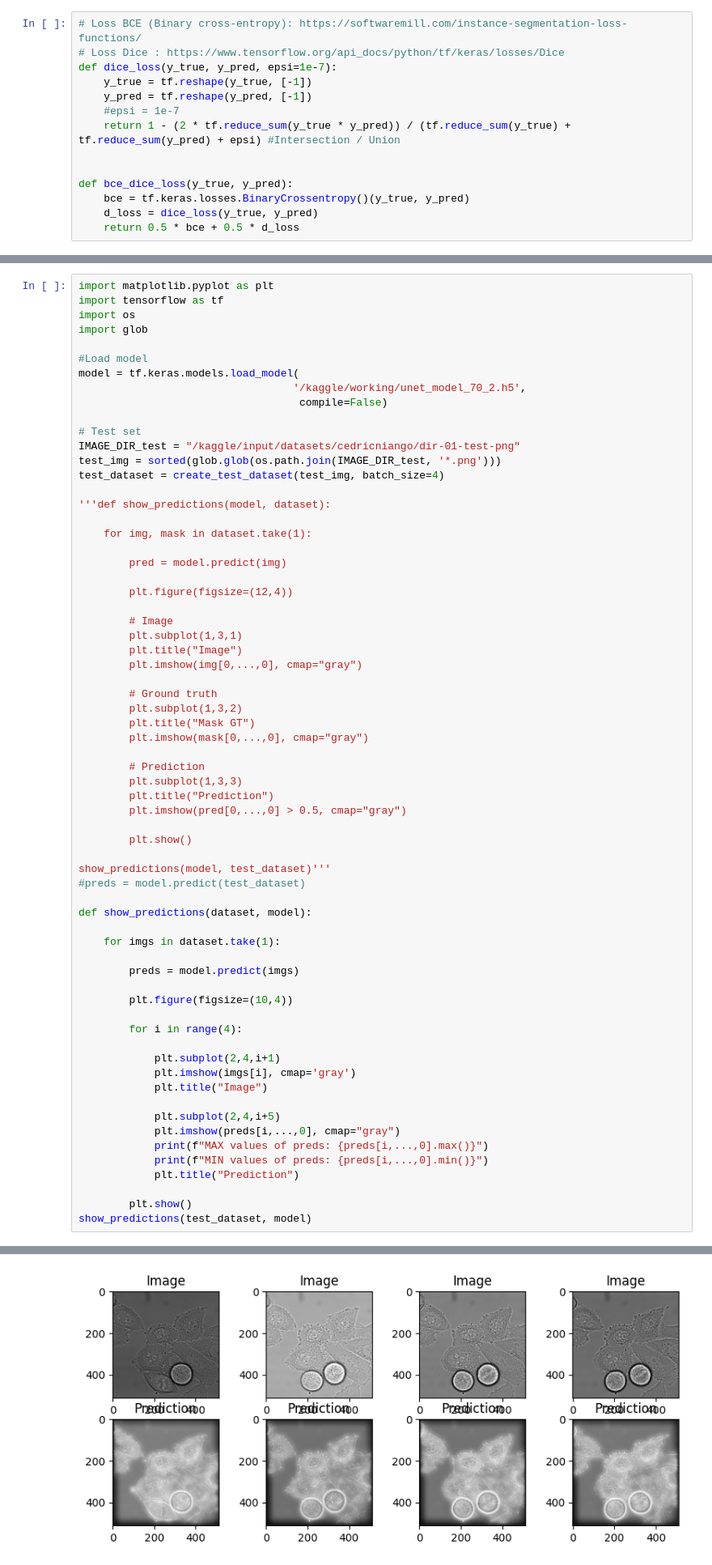
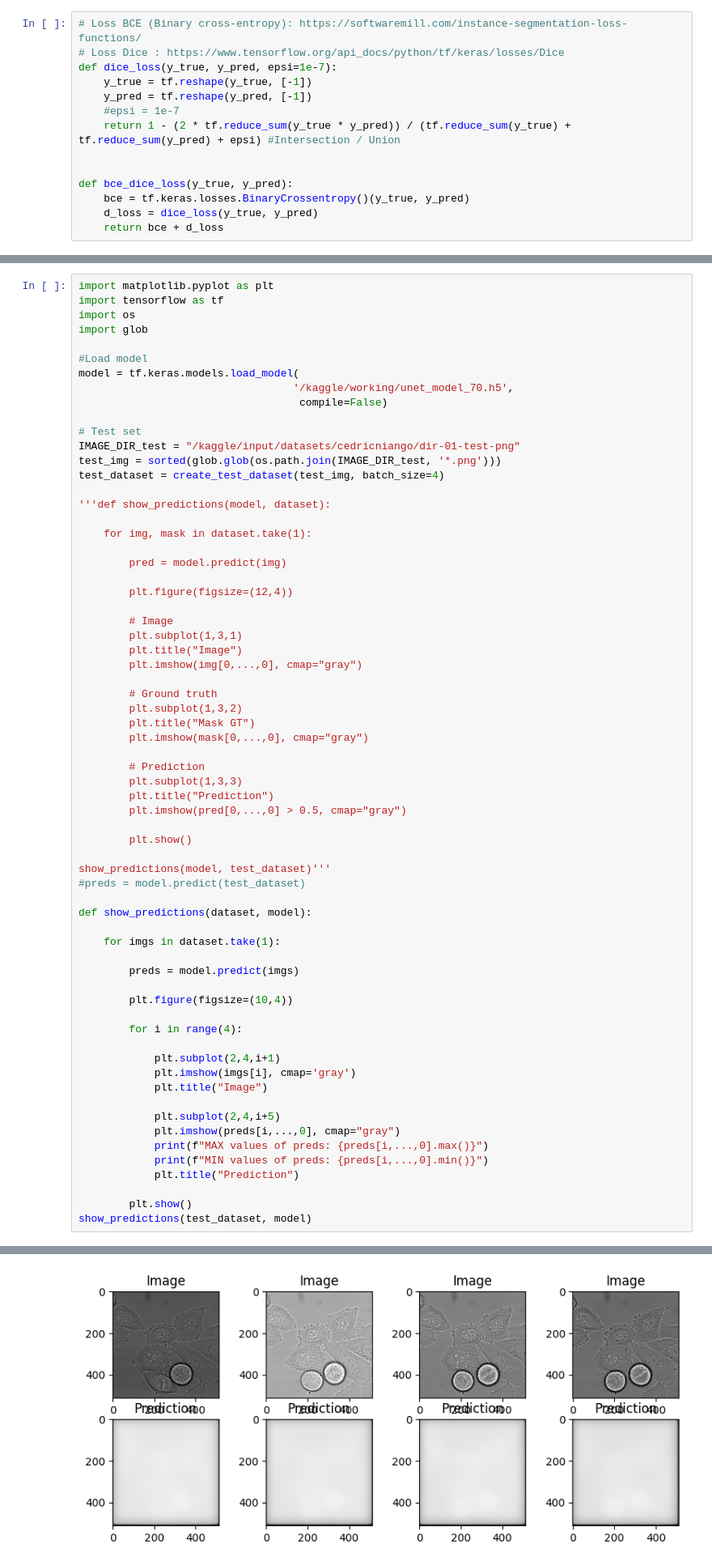
Before and after one commit to lniango/Segmentation_tracking, a Jupyter notebook: segmentation.ipynb, the cells around one changed output, grey strips where cells are left out. Shown at 81% size. Cells and saved outputs as stored; diff of their text form.

Commit message:
Training with dice + BCE loss enhancing prediction of unet but there is room for improvment

```diff
--- a/segmentation.ipynb
+++ b/segmentation.ipynb
@@ -288,7 +256,7 @@ def dice_loss(y_true, y_pred, epsi=1e-7):
 def bce_dice_loss(y_true, y_pred):
     bce = tf.keras.losses.BinaryCrossentropy()(y_true, y_pred)
     d_loss = dice_loss(y_true, y_pred)
-    return 0.5 * bce + 0.5 * d_loss
+    return bce + d_loss
 # %% [markdown]
 **Compile model**
 # %%
@@ -405,7 +380,7 @@ import glob
 
 #Load model
 model = tf.keras.models.load_model(
-                                  '/kaggle/working/unet_model_70_2.h5',
+                                  '/kaggle/working/unet_model_70.h5',
                                    compile=False)
 
 # Test set
@@ -476 +451 @@ MIN values of preds: 0.07003136724233627
-[figure, old version]
+[figure, new version]
```
Also changed, not shown: parts of 7 cells of this notebook, 4 other files.
